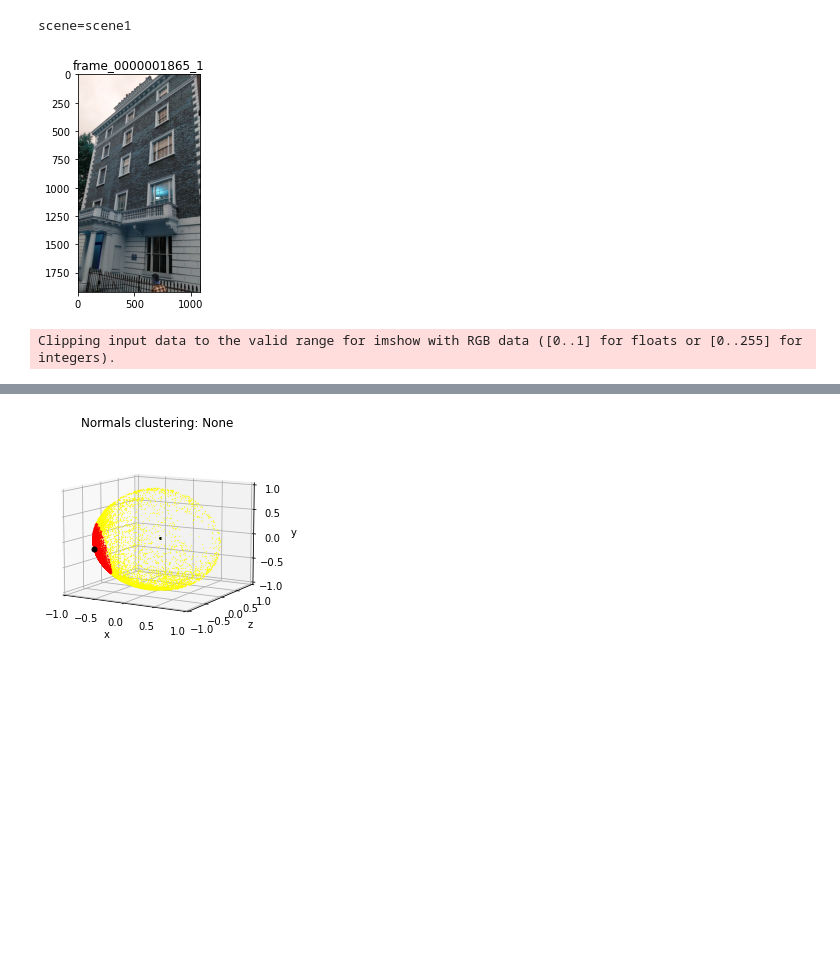
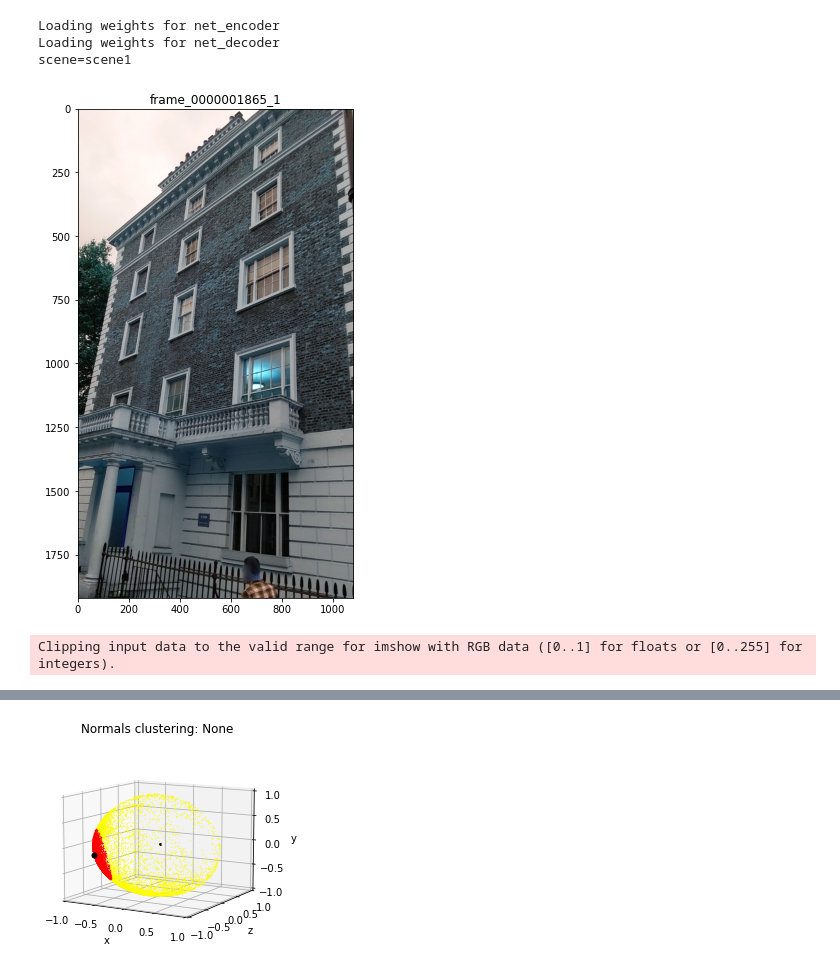
Before and after one commit to vicsyl/extreme_two_view_matching_private, a Jupyter notebook: connected_components_demo.ipynb, the cells around one changed output, grey strips where cells are left out. Cells and saved outputs as stored; diff of their text form; code cells hidden in the pictures; blank space fills up the shorter version.

Commit message:
upsampling and connectivity externalized

```diff
--- a/connected_components_demo.ipynb
+++ b/connected_components_demo.ipynb
@@ -17,14 +17,14 @@ def filter_valid_normals(normals_clusters_repr, plane_threshold_degrees=75):
     return valid_normal_indices_list
 
 
-def show_connected_components(img_name):
+def compute_clusters(img_name):
 
         scene_info = SceneInfo.read_scene("scene1")
 
         img_file_path = scene_info.get_img_file_path(img_name)
         img = cv.imread(img_file_path, None)
 
-        plt.figure()
+        plt.figure(figsize=(9, 9))
         plt.title(img_name)
         plt.imshow(img)
         show_or_close(True)
@@ -47,41 +47,46 @@ def show_connected_components(img_name):
                       show=True,
                       save=False)
 
         valid_normal_indices = filter_valid_normals(normals_clusters_repr)
 
         return img, normal_indices, valid_normal_indices, normals_clusters_repr
 
 
 def connect_and_show(img,
                      normal_indices,
                      valid_normal_indices,
                      normals_clusters_repr,
                      closing_size,
-                     flood_filling):
+                     flood_filling,
+                     connectivity):
 
     components_indices_new, valid_components_dict_new = get_connected_components(normal_indices,
                                                                                  valid_normal_indices,
                                                                                  flood_filling=flood_filling,
-                                                                                 closing_size=closing_size)
+                                                                                 closing_size=closing_size,
+                                                                                 connectivity=connectivity)
     components_indices_new = components_indices_new.astype(dtype=np.uint8)
     #components_indices_new = possibly_upsample_normals(img, components_indices_new)
     get_and_show_components(components_indices_new,
                             valid_components_dict_new,
                             title="new components: closing size: {}, flood_filling: {}".format(closing_size, flood_filling),
                             normals=normals_clusters_repr,
                             show=True,
                             save=False)
 
 
 img_name = "frame_0000001865_1"
-img, normal_indices, valid_normal_indices, normals_clusters_repr = show_connected_components(img_name)
-connect_and_show(img, normal_indices, valid_normal_indices, normals_clusters_repr, closing_size=None, flood_filling=False)
-connect_and_show(img, normal_indices, valid_normal_indices, normals_clusters_repr, closing_size=(3, 3), flood_filling=True)
-connect_and_show(img, normal_indices, valid_normal_indices, normals_clusters_repr, closing_size=(5, 5), flood_filling=True)
-connect_and_show(img, normal_indices, valid_normal_indices, normals_clusters_repr, closing_size=(10, 10), flood_filling=True)
+img, normal_indices, valid_normal_indices, normals_clusters_repr = compute_clusters(img_name)
+connect_and_show(img, normal_indices, valid_normal_indices, normals_clusters_repr, closing_size=None, flood_filling=False, connectivity=8)
+connect_and_show(img, normal_indices, valid_normal_indices, normals_clusters_repr, closing_size=None, flood_filling=True, connectivity=8)
+connect_and_show(img, normal_indices, valid_normal_indices, normals_clusters_repr, closing_size=3, flood_filling=True, connectivity=8)
+connect_and_show(img, normal_indices, valid_normal_indices, normals_clusters_repr, closing_size=5, flood_filling=True, connectivity=8)
+connect_and_show(img, normal_indices, valid_normal_indices, normals_clusters_repr, closing_size=10, flood_filling=True, connectivity=8)
 # %% [output]
+Loading weights for net_encoder
+Loading weights for net_decoder
 scene=scene1
-[figure, old version]
+[figure, new version]
 Clipping input data to the valid range for imshow with RGB data ([0..1] for floats or [0..255] for integers).
 [figure]
 [figure]
```
Also changed, not shown: parts of 1 cell of this notebook, 4 other files.
